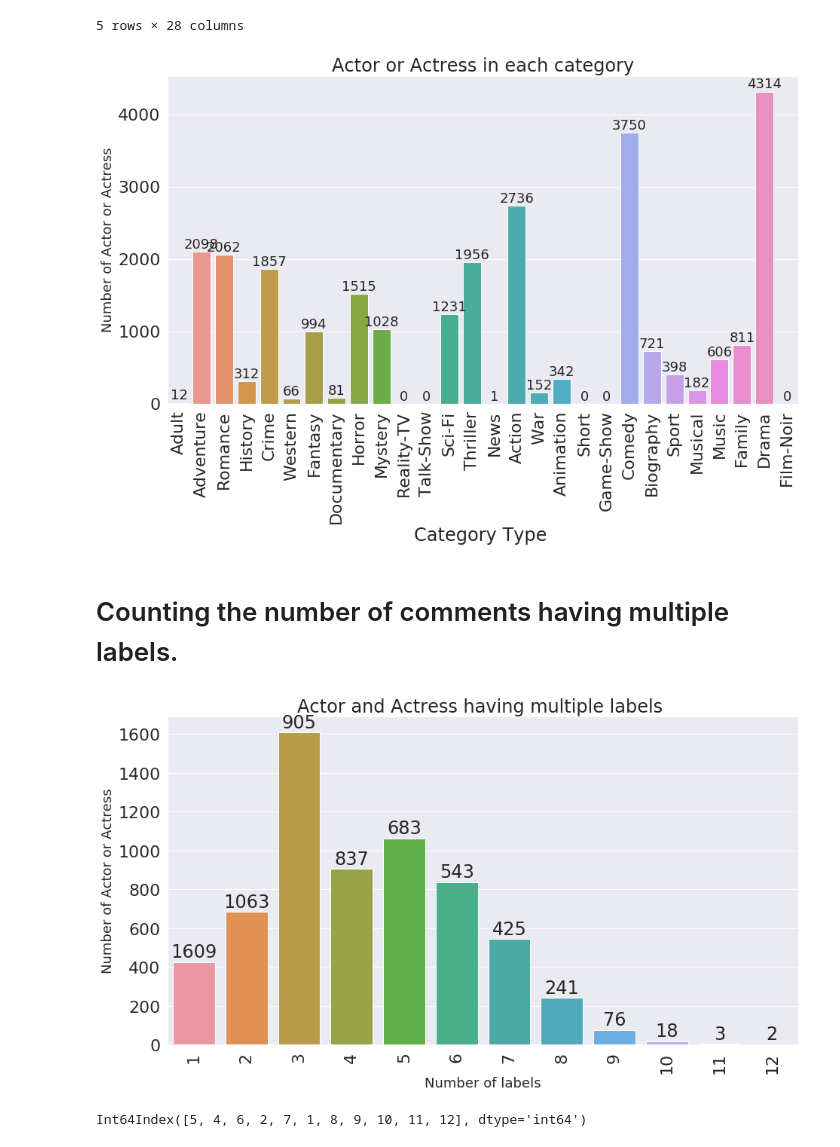
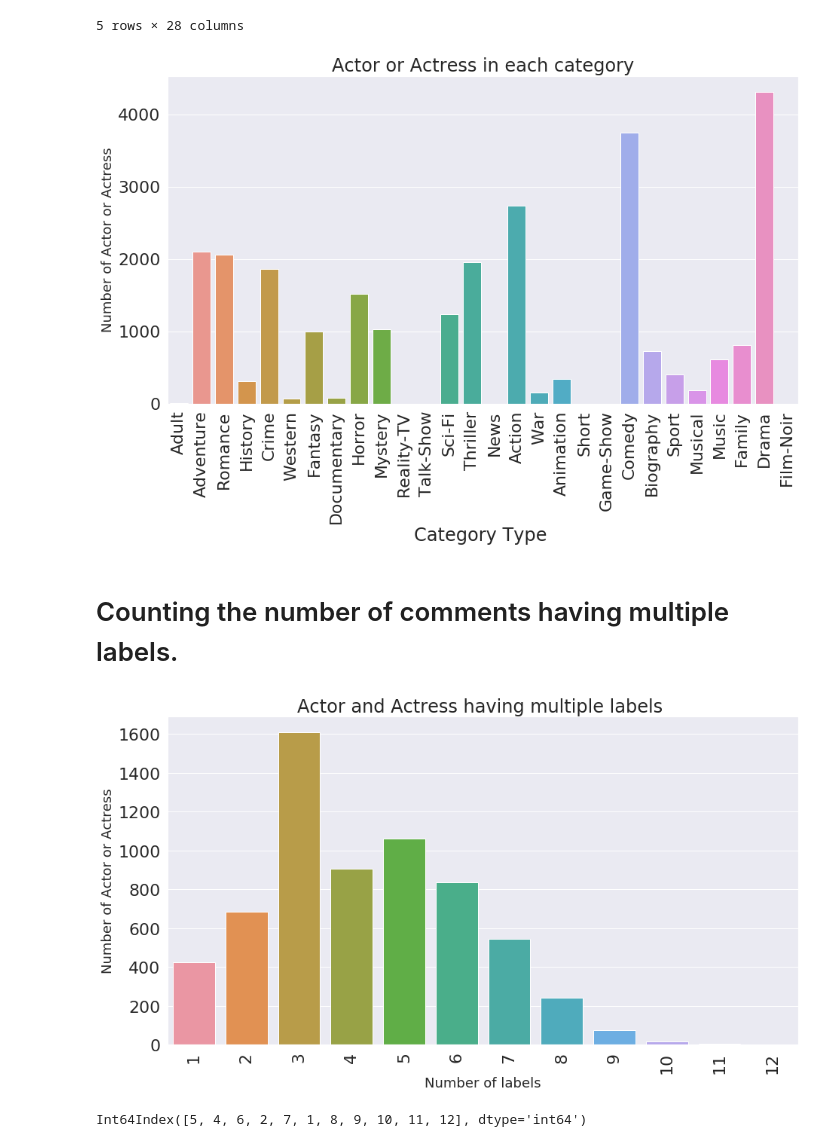
Before and after one commit to LuWang-zishuijing/ResumeClassifier, a Jupyter notebook: multilabel_classification.ipynb, the cells around one changed output. Cells and saved outputs as stored; diff of their text form; code cells hidden in the pictures.

```diff
--- a/multilabel_classification.ipynb
+++ b/multilabel_classification.ipynb
@@ -62,21 +62,21 @@ multilabel_label_fre_to_num.head()
 # %%
 categories = list(multilabel_label_fre_to_num.columns.values)
 sns.set(font_scale = 2)
 plt.figure(figsize=(15,8))
 ax= sns.barplot(categories, multilabel_label_fre_to_num.iloc[:,:].sum().values)
 plt.title("Actor or Actress in each category", fontsize=24)
 plt.ylabel('Number of Actor or Actress', fontsize=18)
 plt.xlabel('Category Type ', fontsize=24)
 plt.xticks(rotation='vertical')
 #adding the text labels
-rects = ax.patches
-labels = multilabel_label_fre_to_num.iloc[:,:].sum().values
-for rect, label in zip(rects, labels):
-    height = rect.get_height()
-    ax.text(rect.get_x() + rect.get_width()/2, height + 5, label, ha='center', va='bottom', fontsize=18)
+# rects = ax.patches
+# labels = multilabel_label_fre_to_num.iloc[:,:].sum().values
+# for rect, label in zip(rects, labels):
+#     height = rect.get_height()
+#     ax.text(rect.get_x() + rect.get_width()/2, height + 5, label, ha='center', va='bottom', fontsize=18)
 plt.show()
 # %% [output]
-[figure, old version]
+[figure, new version]
 # %% [markdown]
 # Counting the number of comments having multiple labels.
 # %%
@@ -91,14 +91,14 @@ plt.ylabel('Number of Actor or Actress', fontsize=18)
 plt.xlabel('Number of labels', fontsize=18)
 plt.xticks(rotation='vertical')
 #adding the text labels
-rects = ax.patches
-labels = multiLabel_counts.values
-for rect, label in zip(rects, labels):
-    height = rect.get_height()
-    ax.text(rect.get_x() + rect.get_width()/2, height + 5, label, ha='center', va='bottom')
+# rects = ax.patches
+# labels = multiLabel_counts.values
+# for rect, label in zip(rects, labels):
+#     height = rect.get_height()
+#     ax.text(rect.get_x() + rect.get_width()/2, height + 5, label, ha='center', va='bottom')
 plt.show()
 # %% [output]
-[figure, old version]
+[figure, new version]
 # %%
 multiLabel_counts.index
 # %% [output]
```
Also changed, not shown: parts of 2 cells of this notebook.
